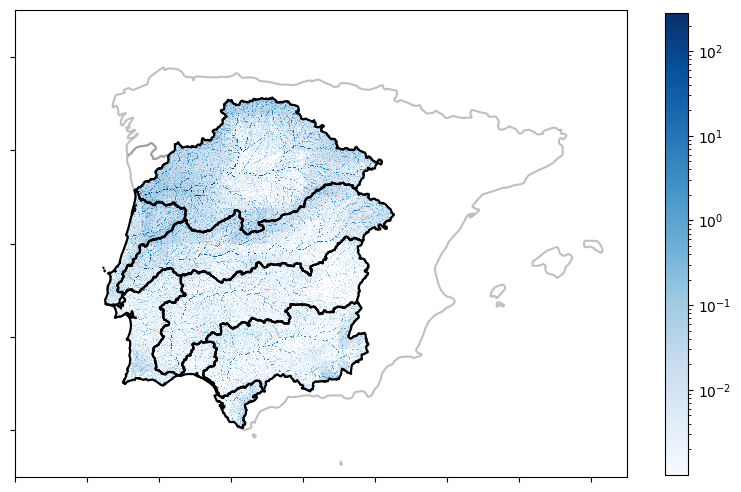
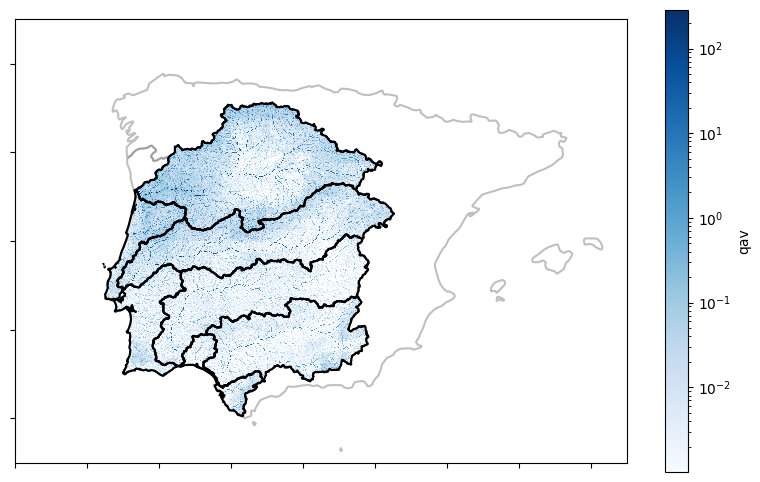
The change to this notebook cell's code, shown as a diff; its figure went from the first image to the second:
--- before
+++ after
@@ -5,9 +5,7 @@
 iberia.boundary.plot(edgecolor = "grey", zorder = 1, ax = ax, alpha = 0.5)
 
-flo_IPB_plot = flo_IPB[flo_IPB["value"] > 0]
-norm = mcolors.LogNorm(vmin=flo_IPB_plot["value"].min(), vmax=flo_IPB_plot["value"].max())
-flo_IPB_plot.plot(ax = ax, column="value", cmap = "Blues",legend = True, legend_kwds={'shrink': 0.6}, norm =norm)
-
-
+flo_IPB_plot = flo_IPB["qav"].where(flo_IPB["qav"] > 0)
+norm = mcolors.LogNorm(vmin=flo_IPB_plot.min(), vmax=flo_IPB_plot.max())
+flo_IPB_plot.plot(ax = ax, cmap = "Blues",  norm = norm, cbar_kwargs={'shrink': 0.6, 'label': 'qav'})
 ax.set_xlim(-12, 5)
 ax.set_ylim(35, 45)

Commit: saving flo_IPB as netcdf with plotting